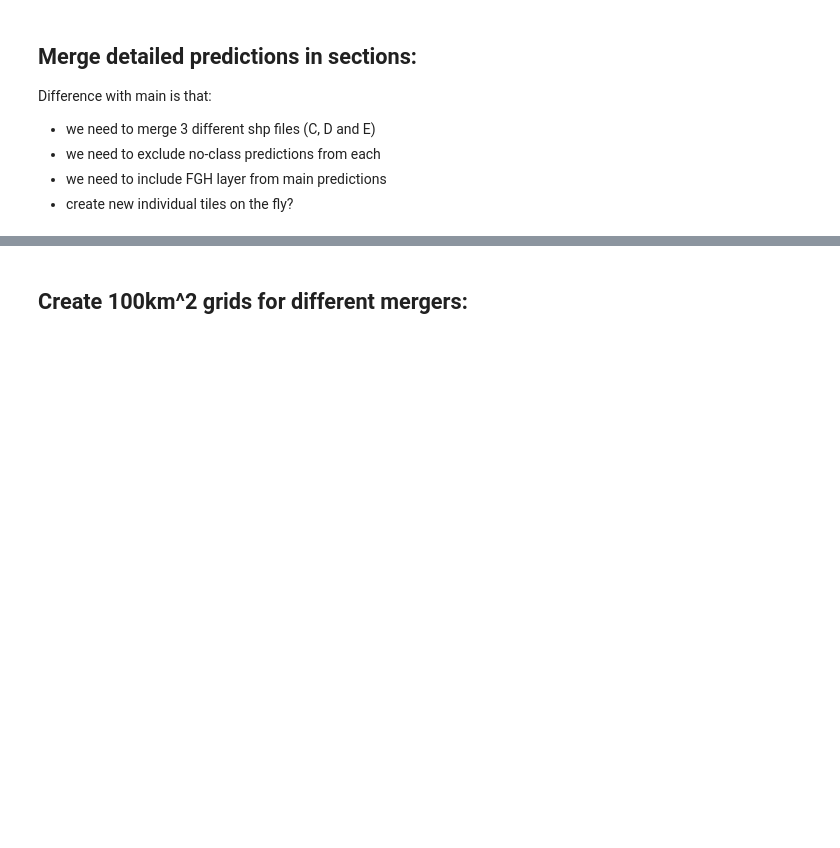
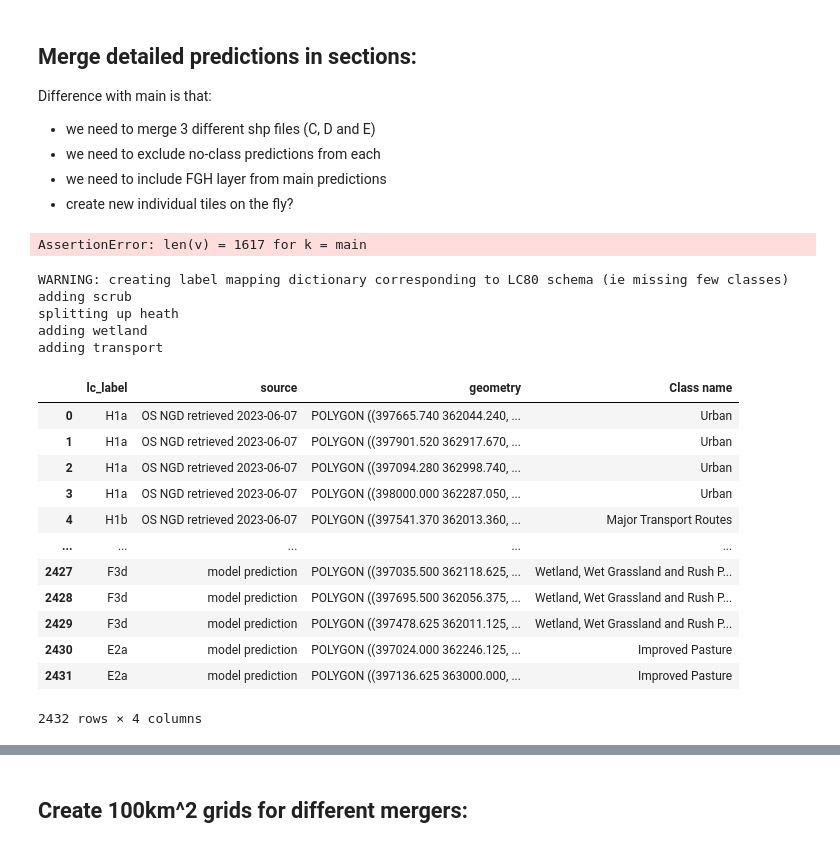
Before and after one commit to pdnpa/cnn-land-cover, a Jupyter notebook: notebooks/Create grids for merger.ipynb, the cells around one changed output, grey strips where cells are left out. Drawn from its saved outputs; the diff is of its cells as text; code cells hidden in the pictures; blank space fills up the shorter version.

```diff
--- a/notebooks/Create grids for merger.ipynb
+++ b/notebooks/Create grids for merger.ipynb
@@ -81,16 +82,20 @@ Difference with main is that:
 - create new individual tiles on the fly?
 # %%
 tile_outlines_tight = lca.load_pols('../content/landscape_character_grid/Landscape_Character_Grid_tight.shp')
-assert len(tile_outlines_tight) == 1617
+# n_expected_tiles = 1617
+tile_outlines_tight = tile_outlines_tight[tile_outlines_tight['PLAN_NO'].isin(['SJ9661', 'SJ9762'])]
+n_expected_tiles = 2
+
+assert len(tile_outlines_tight) == n_expected_tiles
 col_sections = '100_grid'
 assert col_sections in tile_outlines_tight.columns
 arr_sections = tile_outlines_tight[col_sections].unique()
 # tile_outlines_tight.head(5)3
 
-path_individual_tiles_main = '/media/data-hdd/gis_pd/predictions/all_tiles_pd_notdissolved/predictions_LCU_2023-04-24-1259_notdissolved_padding44_FGH-override/'
-path_individual_tiles_c = '/media/data-hdd/gis_pd/predictions/all_tiles_pd_notdissolved/'
-path_individual_tiles_d = '/media/data-hdd/gis_pd/predictions/all_tiles_pd_notdissolved/'
-path_individual_tiles_e = '/media/data-hdd/gis_pd/predictions/all_tiles_pd_notdissolved/'
+path_individual_tiles_main = '/media/data-hdd/gis_pd/predictions/all_tiles_pd_notdissolved/predictions_LCU_2023-04-24-1259_notdissolved_padding44_FGH-override/individual_tiles/'
+path_individual_tiles_c = '/media/data-hdd/gis_pd/predictions/all_tiles_pd_notdissolved/predictions_LCU_2023-04-21-1335_notdissolved_clippedC_padding44/individual_tiles/'
+path_individual_tiles_d = '/media/data-hdd/gis_pd/predictions/all_tiles_pd_notdissolved/predictions_LCU_2023-04-25-2057_notdissolved_clippedD_padding44/individual_tiles/'
+path_individual_tiles_e = '/media/data-hdd/gis_pd/predictions/all_tiles_pd_notdissolved/predictions_LCU_2023-04-24-1216_notdissolved_clippedE_padding44/individual_tiles/'
 
 def create_list_all_subdirs(parent_dir):
     return [os.path.join(parent_dir, x) for x in os.listdir(parent_dir) if os.path.isdir(os.path.join(parent_dir, x))]
@@ -102,6 +107,37 @@ list_tiles_dict['d'] = create_list_all_subdirs(path_individual_tiles_d)
 list_tiles_dict['e'] = create_list_all_subdirs(path_individual_tiles_e)
 
 for k, v in list_tiles_dict.items():
-    assert len(v) == 1617, f'len(v) = {len(v)} for k = {k}'
+    assert len(v) == n_expected_tiles, f'len(v) = {len(v)} for k = {k}'
+# %% [output]
+AssertionError: len(v) = 1617 for k = main
+# %%
+df_schema = lca.create_df_mapping_labels_2022_to_80s()
+dict_mapping_code_to_name = dict(zip(df_schema['code_2022'], df_schema['description_2022']))
+dict_mapping_code_to_name['G2'] = dict_mapping_code_to_name['G2a']
+# dict_mapping_code_to_name
+# %% [output]
+WARNING: creating label mapping dictionary corresponding to LC80 schema (ie missing few classes)
+adding scrub
+splitting up heath
+adding wetland
+adding transport
+# %%
+# pols_merged.plot(column='lc_label')
+# print(tile, len(tile), total_area)
+pols_merged
+# %% [output]
+|  | lc_label | source | geometry | Class name |
+| 0 | H1a | OS NGD retrieved 2023-06-07 | POLYGON ((397665.740 362044.240, ... | Urban |
+| 1 | H1a | OS NGD retrieved 2023-06-07 | POLYGON ((397901.520 362917.670, ... | Urban |
+| 2 | H1a | OS NGD retrieved 2023-06-07 | POLYGON ((397094.280 362998.740, ... | Urban |
+| 3 | H1a | OS NGD retrieved 2023-06-07 | POLYGON ((398000.000 362287.050, ... | Urban |
+| 4 | H1b | OS NGD retrieved 2023-06-07 | POLYGON ((397541.370 362013.360, ... | Major Transport Routes |
+| ... | ... | ... | ... | ... |
+| 2427 | F3d | model prediction | POLYGON ((397035.500 362118.625, ... | Wetland, Wet Grassland and Rush P... |
+| 2428 | F3d | model prediction | POLYGON ((397695.500 362056.375, ... | Wetland, Wet Grassland and Rush P... |
+| 2429 | F3d | model prediction | POLYGON ((397478.625 362011.125, ... | Wetland, Wet Grassland and Rush P... |
+| 2430 | E2a | model prediction | POLYGON ((397024.000 362246.125, ... | Improved Pasture |
+| 2431 | E2a | model prediction | POLYGON ((397136.625 363000.000, ... | Improved Pasture |
+2432 rows × 4 columns
 # %%
 ## Step 1: merge different predictions for the same tile into one file:
```
Also changed, not shown: parts of 4 cells of this notebook, 2 other files.
